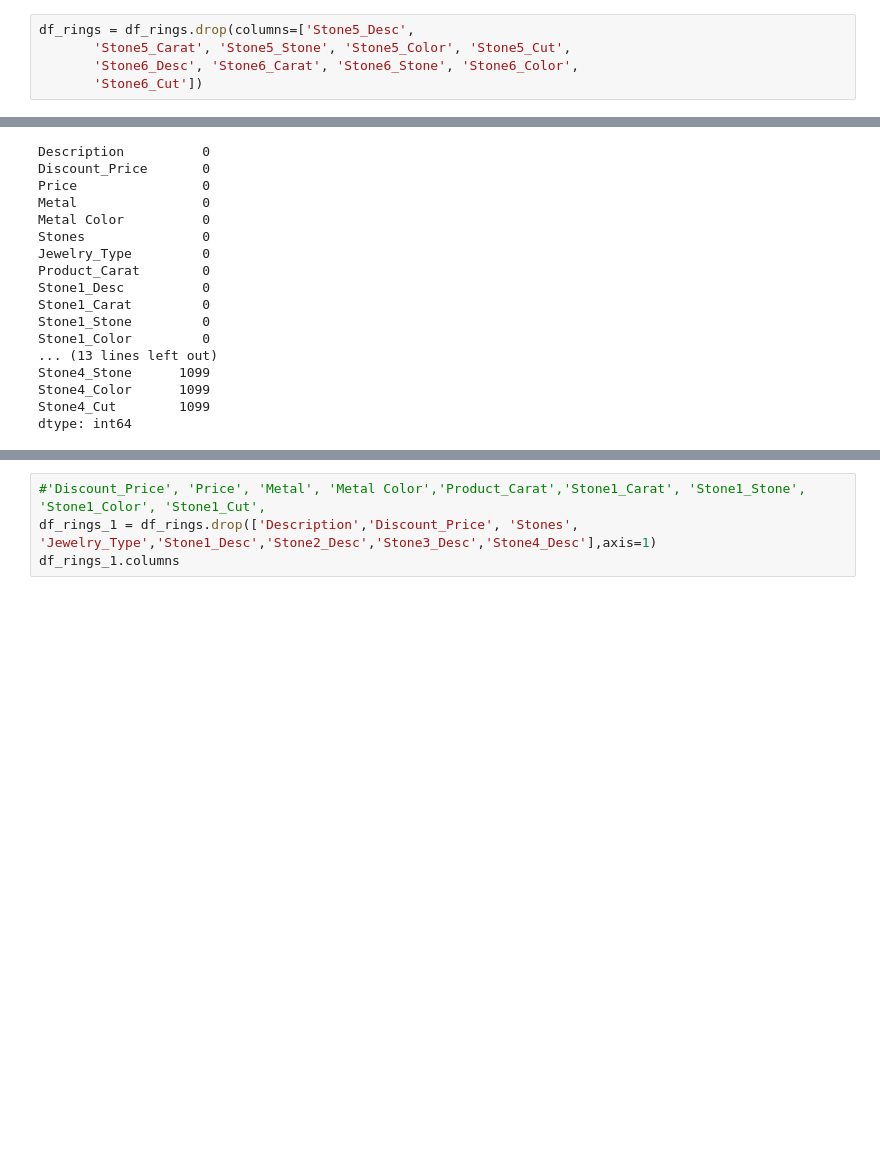
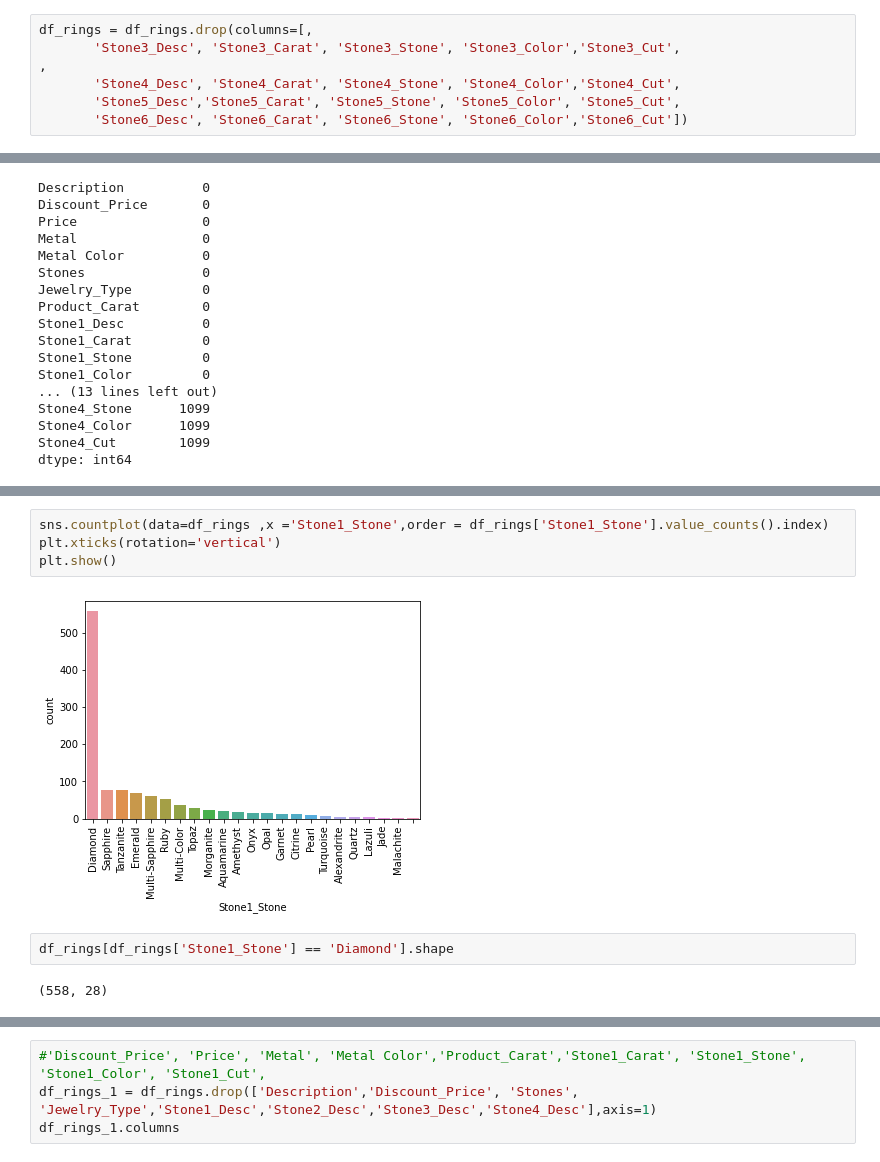
Before and after one commit to rgandhre/SpringBoard, a Jupyter notebook: DataScience_Capstone2/notebooks/Effy_EDA_Rings.ipynb, the cells around one changed output, grey strips where cells are left out. Drawn from its saved outputs; the diff is of its cells as text; blank space fills up the shorter version.

```diff
--- a/DataScience_Capstone2/notebooks/Effy_EDA_Rings.ipynb
+++ b/DataScience_Capstone2/notebooks/Effy_EDA_Rings.ipynb
@@ -68,10 +68,11 @@ plt.show()
 # %%
 df_rings = df[df['Jewelry_Type']=='Rings']
 # %%
-df_rings = df_rings.drop(columns=['Stone5_Desc',
-       'Stone5_Carat', 'Stone5_Stone', 'Stone5_Color', 'Stone5_Cut',
-       'Stone6_Desc', 'Stone6_Carat', 'Stone6_Stone', 'Stone6_Color',
-       'Stone6_Cut'])
+df_rings = df_rings.drop(columns=[,
+       'Stone3_Desc', 'Stone3_Carat', 'Stone3_Stone', 'Stone3_Color','Stone3_Cut',                                  ,
+       'Stone4_Desc', 'Stone4_Carat', 'Stone4_Stone', 'Stone4_Color','Stone4_Cut',
+       'Stone5_Desc','Stone5_Carat', 'Stone5_Stone', 'Stone5_Color', 'Stone5_Cut',
+       'Stone6_Desc', 'Stone6_Carat', 'Stone6_Stone', 'Stone6_Color','Stone6_Cut'])
 # %%
 df_rings.info()
 # %% [output]
@@ -339,0 +405,10 @@ dtype: int64
+# %%
+sns.countplot(data=df_rings ,x ='Stone1_Stone',order = df_rings['Stone1_Stone'].value_counts().index)
+plt.xticks(rotation='vertical')
+plt.show()
+# %% [output]
+[figure, added]
+# %%
+df_rings[df_rings['Stone1_Stone'] == 'Diamond'].shape
+# %% [output]
+(558, 28)
```
Also changed, not shown: parts of 29 cells of this notebook.
